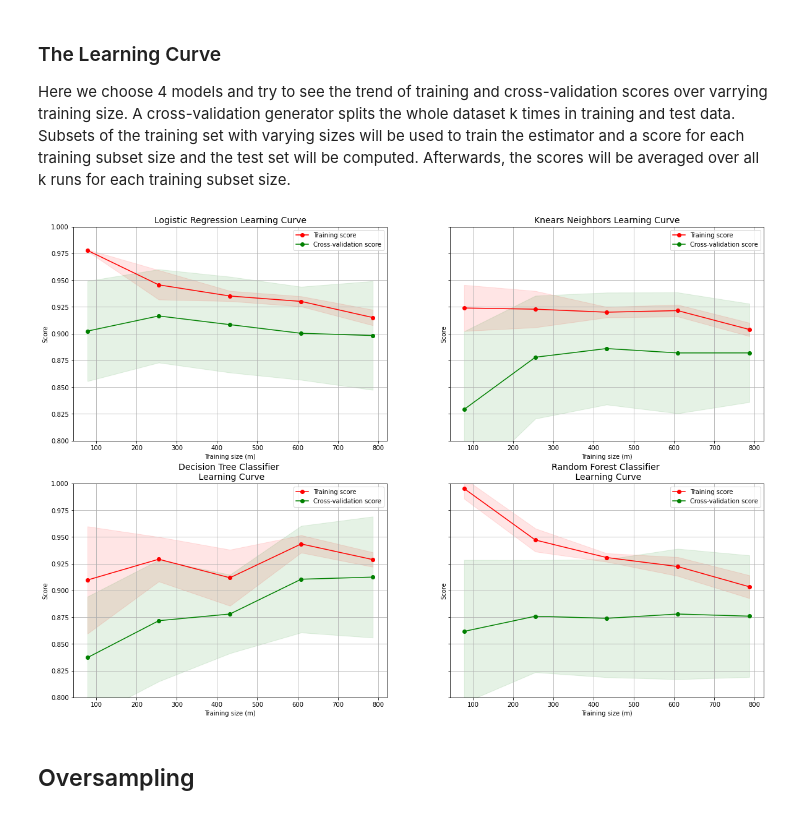
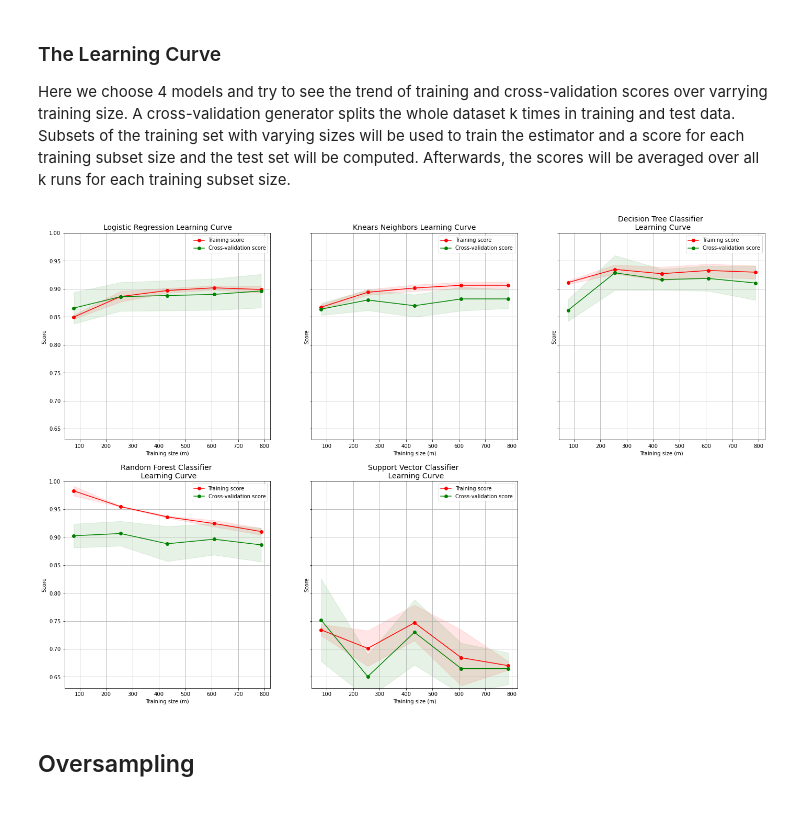
Before and after one commit to dsaulsb1/Fraud-Project, a Jupyter notebook: Segment_Two_Final_Project.ipynb, the cells around one changed output. Drawn from its saved outputs; the diff is of its cells as text; code cells hidden in the pictures.

```diff
--- a/Segment_Two_Final_Project.ipynb
+++ b/Segment_Two_Final_Project.ipynb
@@ -580,8 +598,16 @@ imba_pipeline = make_pipeline(NearMiss(), SVC(probability = True))
 svc_params = {'C': [0.5, 0.7, 0.9, 1], 'kernel': ['rbf', 'poly', 'sigmoid', 'linear']}
 new_params = {'svc__' + key: svc_params[key] for key in svc_params}
 
-grid_imba_svc = GridSearchCV(imba_pipeline, param_grid=new_params, cv=kf, n_jobs=-1, return_train_score=True)
+grid_imba_svc = GridSearchCV(imba_pipeline, param_grid=new_params, cv=kf, return_train_score=True)
 grid_imba_svc.fit(X_train, y_train);
+svc_cv_score_us = cross_val_score(grid_imba_svc, X_train, y_train, scoring='recall', cv=kf, n_jobs=2)
+
+pred_svc_us = grid_imba_svc.best_estimator_.named_steps['svc'].predict(X_test)
+svc_recall_us = recall_score(y_test, pred_svc_us)
+svc_accuracy_us = accuracy_score(y_test, pred_svc_us)
+svc_precision_us = precision_score(y_test, pred_svc_us)
+
+svc_us = grid_imba_svc.best_estimator_
 
 print(f'Done. {time.time() - start_time} total seconds elapsed')
 # %% [output]
@@ -712,7 +720,15 @@ imba_pipeline = make_pipeline(NearMiss(), KNeighborsClassifier())
 knears_params = {"n_neighbors": list(range(2,5,1)), 'algorithm': ['auto', 'ball_tree', 'kd_tree', 'brute']}
 new_params = {'kneighborsclassifier__' + key: knears_params[key] for key in knears_params}
 
-grid_imba_knn = GridSearchCV(imba_pipeline, param_grid=new_params, cv=kf, n_jobs=-1, return_train_score=True)
+grid_imba_knn = GridSearchCV(imba_pipeline, param_grid=new_params, cv=kf, return_train_score=True)
 grid_imba_knn.fit(X_train, y_train);
+knear_cv_score_us = cross_val_score(grid_imba_knn, X_train, y_train, scoring='recall', cv=kf, n_jobs=2)
+
+pred_knn_us = grid_imba_knn.best_estimator_.named_steps['kneighborsclassifier'].predict(X_test)
+knear_recall_us = recall_score(y_test, pred_knn_us)
+knear_accuracy_us = accuracy_score(y_test, pred_knn_us)
+knear_precision_us = precision_score(y_test, pred_knn_us)
+
+knn_us = grid_imba_knn.best_estimator_
 print(f'Done. {time.time() - start_time} total seconds elapsed')
 # %% [output]
@@ -824,9 +827,11 @@ data = creditcard_scaled_df.copy()
 from sklearn.model_selection import ShuffleSplit
 from sklearn.model_selection import learning_curve
 
-def plot_learning_curve(estimator1, estimator2, estimator3, estimator4, X, y, ylim=None, cv=None,
+def plot_learning_curve(estimator1, estimator2, estimator3, estimator4, estimator5, X, y, ylim=None, cv=None,
                         n_jobs=1, train_sizes=np.linspace(.1, 1.0, 5)):
-    f, ((ax1, ax2), (ax3, ax4)) = plt.subplots(2,2, figsize=(20,14), sharey=True)
+    f, ((ax1, ax2, ax3), (ax4, ax5, ax6)) = plt.subplots(2,3, figsize=(24,16), sharey=True)
+    f.delaxes(ax6)
+
     if ylim is not None:
         plt.ylim(*ylim)
     # First Estimator
@@ -906,35 +911,57 @@ def plot_learning_curve(estimator1, estimator2, estimator3, estimator4, X, y, yl
                      train_scores_mean + train_scores_std, alpha=0.1,
                      color="r")
     ax4.fill_between(train_sizes, test_scores_mean - test_scores_std,
                      test_scores_mean + test_scores_std, alpha=0.1, color="g")
     ax4.plot(train_sizes, train_scores_mean, 'o-', color="r",
              label="Training score")
     ax4.plot(train_sizes, test_scores_mean, 'o-', color="g",
              label="Cross-validation score")
     ax4.set_title("Random Forest Classifier \n Learning Curve", fontsize=14)
     ax4.set_xlabel('Training size (m)')
     ax4.set_ylabel('Score')
     ax4.grid(True)
     ax4.legend(loc="best")
+
+    # Fifth Estimator
+    train_sizes, train_scores, test_scores = learning_curve(
+        estimator5, X, y, cv=cv, n_jobs=n_jobs, train_sizes=train_sizes, scoring = "recall")
+    train_scores_mean = np.mean(train_scores, axis=1)
+    train_scores_std = np.std(train_scores, axis=1)
+    test_scores_mean = np.mean(test_scores, axis=1)
+    test_scores_std = np.std(test_scores, axis=1)
+    ax5.fill_between(train_sizes, train_scores_mean - train_scores_std,
+                     train_scores_mean + train_scores_std, alpha=0.1,
+                     color="r")
+    ax5.fill_between(train_sizes, test_scores_mean - test_scores_std,
+                     test_scores_mean + test_scores_std, alpha=0.1, color="g")
+    ax5.plot(train_sizes, train_scores_mean, 'o-', color="r",
+             label="Training score")
+    ax5.plot(train_sizes, test_scores_mean, 'o-', color="g",
+             label="Cross-validation score")
+    ax5.set_title("Support Vector Classifier \n Learning Curve", fontsize=14)
+    ax5.set_xlabel('Training size (m)')
+    ax5.set_ylabel('Score')
+    ax5.grid(True)
+    ax5.legend(loc="best")
     return plt
 cv = ShuffleSplit(n_splits=100, test_size=0.2, random_state=42)
 
 df = data.sample(frac=1)
 
 # amount of fraud classes 492 rows.
 fraud_df = df.loc[df['Class'] == 1]
 genuine_df = df.loc[df['Class'] == 0][:492]
 
 normal_distributed_df = pd.concat([fraud_df, genuine_df])
 
 # Shuffle dataframe rows
 new_df = normal_distributed_df.sample(frac=1, random_state=42)
 y = new_df["Class"]
 X = new_df.iloc[:,0:30]
 %matplotlib inline
-plot_learning_curve(log_reg_us, knn_us, dtc_us, rfc_us, X, y, (0.8, 1));
+plot_learning_curve(log_reg_us, knn_us, dtc_us, rfc_us, svc_us, X, y, (0.63, 1));
 # %% [output]
-[figure, old version]
+[figure, new version]
 # %% [markdown]
 ## Oversampling
 # %% [markdown]
```
Also changed, not shown: parts of 100 cells of this notebook, 1 other file.
